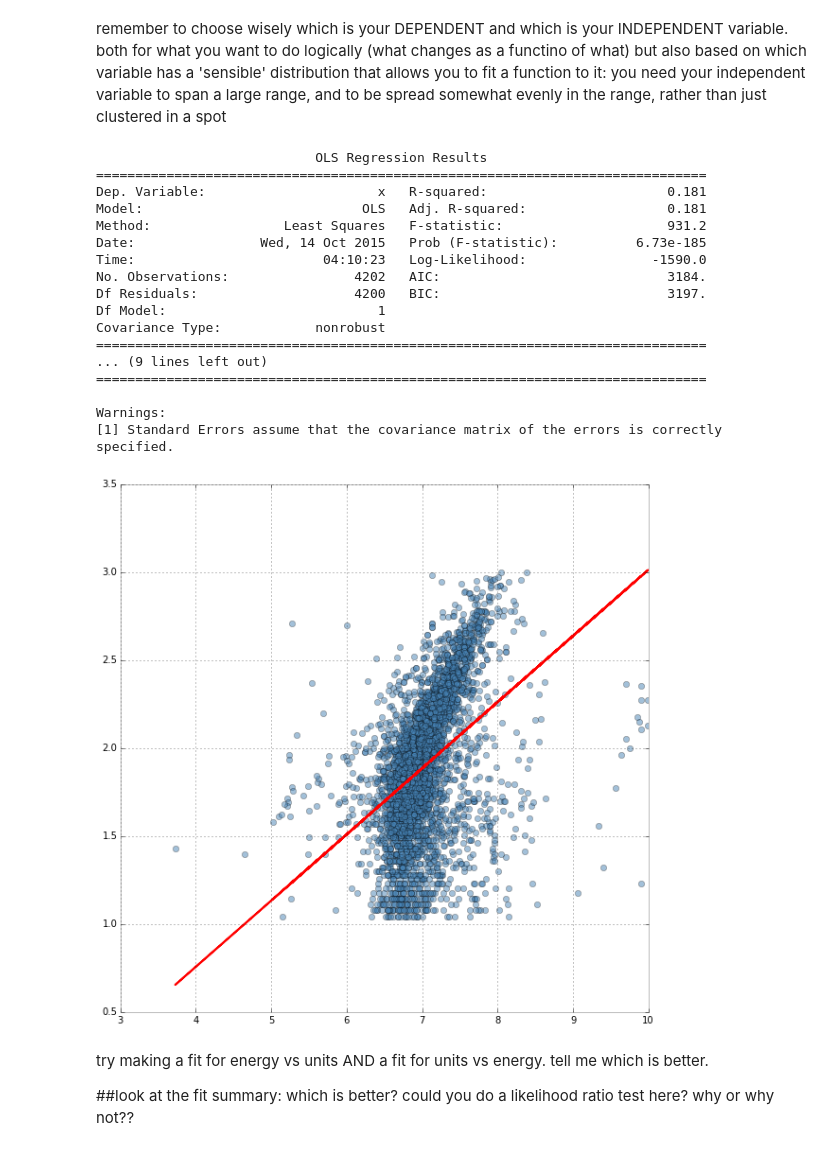
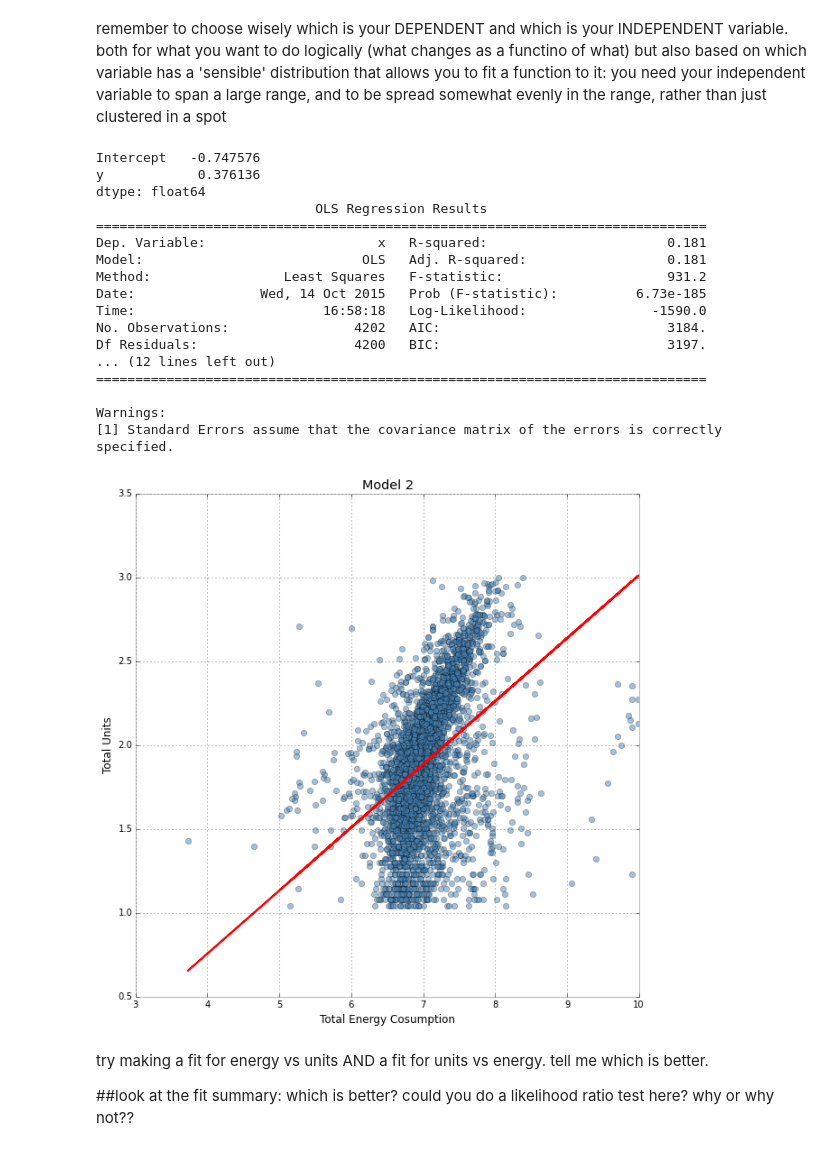
Before and after one commit to JingqinGao/PUI2015, a Jupyter notebook: HW5/HW5_Assignment1_building_nrg_instructions.ipynb, the cells around one changed output. Saved outputs shown, nothing was run; the diff lists cells and outputs as text; code cells hidden in the pictures.

```diff
--- a/HW5/HW5_Assignment1_building_nrg_instructions.ipynb
+++ b/HW5/HW5_Assignment1_building_nrg_instructions.ipynb
@@ -266,32 +269,37 @@ both for what you want to do logically (what changes as a functino of what) but
     you need your independent variable to span a large range, and to be spread somewhat evenly in the range,
     rather than just clustered in a spot
 # %%
+#Model 2
 #fit and plots here
 
 model2 = smf.ols('x ~ y', data=bblnrgdata_cut, missing='drop').fit()
 pl.figure(figsize=(10,10))
 pl.plot(y,x, 'o', alpha=0.5)
 plot(y, model2.predict(),'r')
+pl.title('Model 2')
+pl.ylabel('Total Units')
+pl.xlabel('Total Energy Cosumption')
+print model2.params
 print model2.summary()
 # %% [output]
+Intercept   -0.747576
+y            0.376136
+dtype: float64
                             OLS Regression Results
 ==============================================================================
 Dep. Variable:                      x   R-squared:                       0.181
 Model:                            OLS   Adj. R-squared:                  0.181
 Method:                 Least Squares   F-statistic:                     931.2
 Date:                Wed, 14 Oct 2015   Prob (F-statistic):          6.73e-185
-Time:                        04:10:23   Log-Likelihood:                -1590.0
+Time:                        16:58:18   Log-Likelihood:                -1590.0
 No. Observations:                4202   AIC:                             3184.
 Df Residuals:                    4200   BIC:                             3197.
-Df Model:                           1
-Covariance Type:            nonrobust
-==============================================================================
-... (9 lines left out)
+... (12 lines left out)
 ==============================================================================
 
 Warnings:
 [1] Standard Errors assume that the covariance matrix of the errors is correctly specified.
-[figure, old version]
+[figure, new version]
 # %% [markdown]
 try making a fit for energy vs units AND a fit for units vs energy.
 tell me which is better.
```
Also changed, not shown: parts of 7 cells of this notebook.
